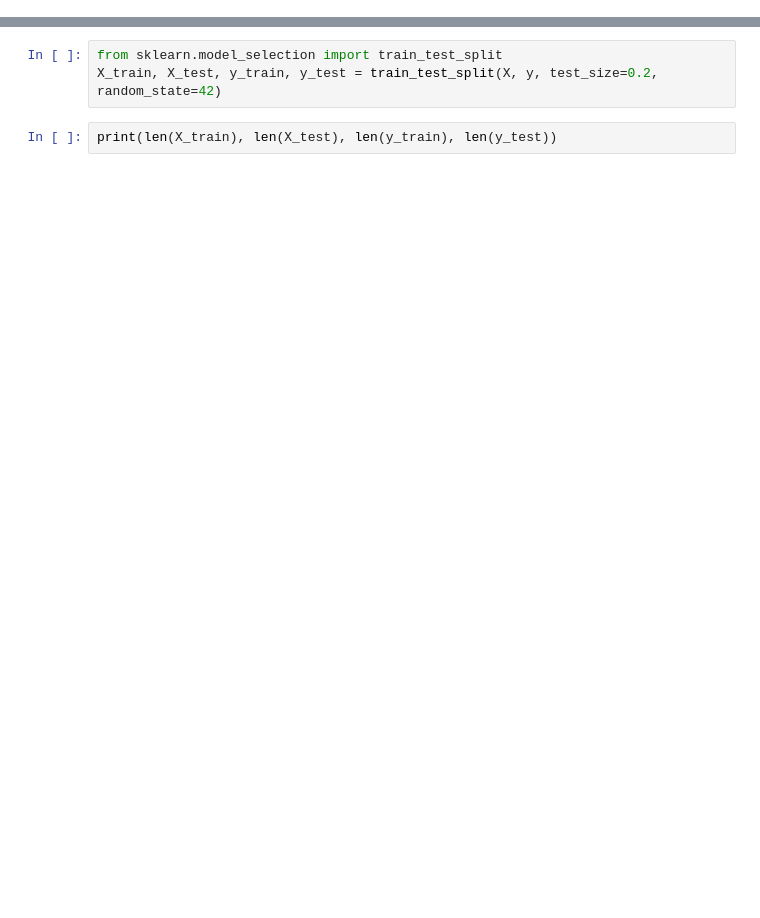
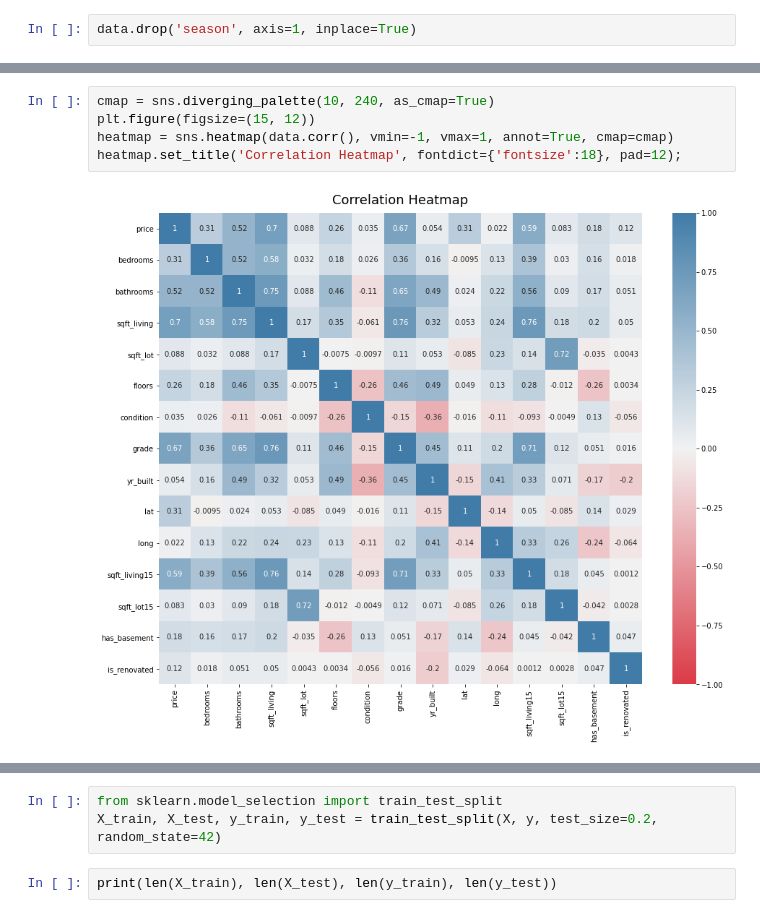
Before and after one commit to lblaka/real-estate-project, a Jupyter notebook: lorela_working_notebook.ipynb, the cells around one changed output, grey strips where cells are left out. Cells and saved outputs as stored; diff of their text form; blank space fills up the shorter version.

```diff
--- a/lorela_working_notebook.ipynb
+++ b/lorela_working_notebook.ipynb
@@ -208,0 +127,2 @@ X = data.drop(['price'], axis=1)
+# %%
+data.drop('season', axis=1, inplace=True)
@@ -208,0 +162,7 @@ X = data.drop(['price'], axis=1)
+# %%
+cmap = sns.diverging_palette(10, 240, as_cmap=True)
+plt.figure(figsize=(15, 12))
+heatmap = sns.heatmap(data.corr(), vmin=-1, vmax=1, annot=True, cmap=cmap)
+heatmap.set_title('Correlation Heatmap', fontdict={'fontsize':18}, pad=12);
+# %% [output]
+[figure, added]
```
Also changed, not shown: parts of 76 cells of this notebook.
